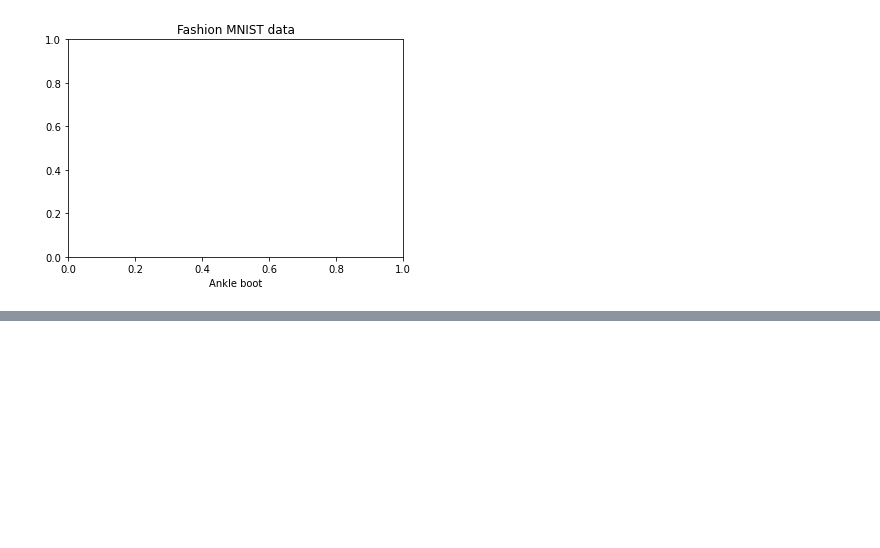
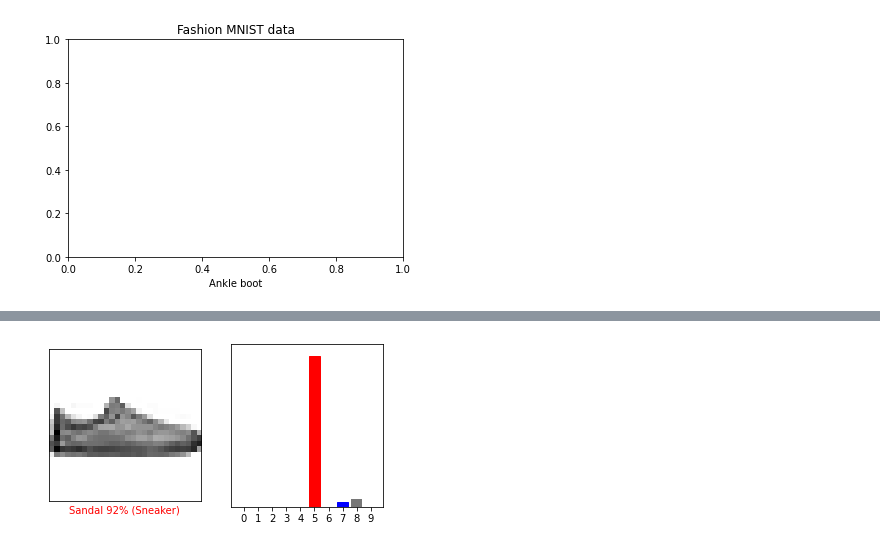
Before and after one commit to pirate-datenscienticfic/Machine-Learning-Deep-Learning-projects, a Jupyter notebook: Cloth_Classification/Cloth_Classification.ipynb, the cells around one changed output, grey strips where cells are left out. Cells and saved outputs as stored; diff of their text form; code cells hidden in the pictures; blank space fills up the shorter version.

```diff
--- a/Cloth_Classification/Cloth_Classification.ipynb
+++ b/Cloth_Classification/Cloth_Classification.ipynb
@@ -123,0 +302,5 @@ Text(0.5, 0, 'Ankle boot')
+# %%
+i = 12
+img(i)
+# %% [output]
+[figure, added]
```
Also changed, not shown: parts of 33 cells of this notebook.
